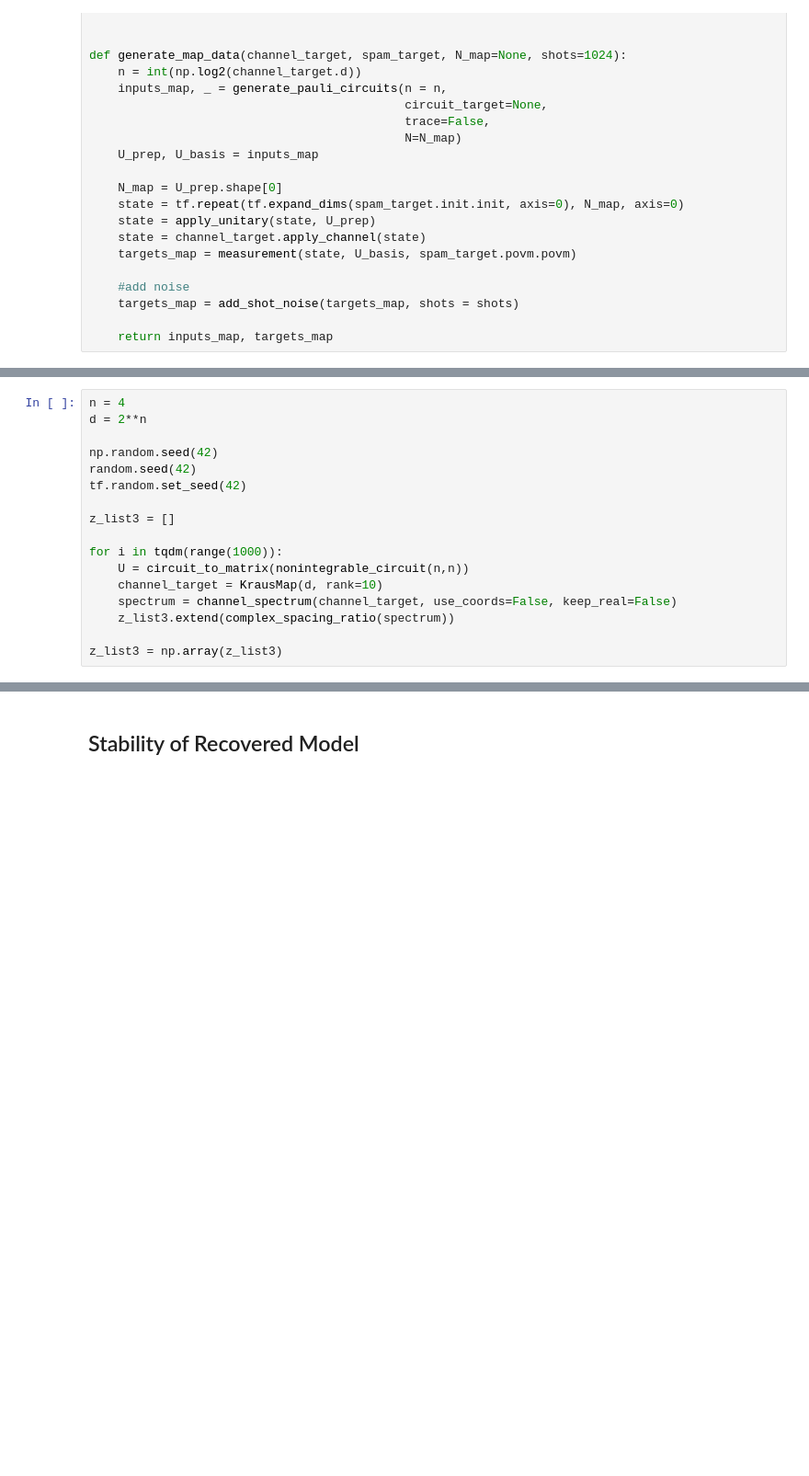
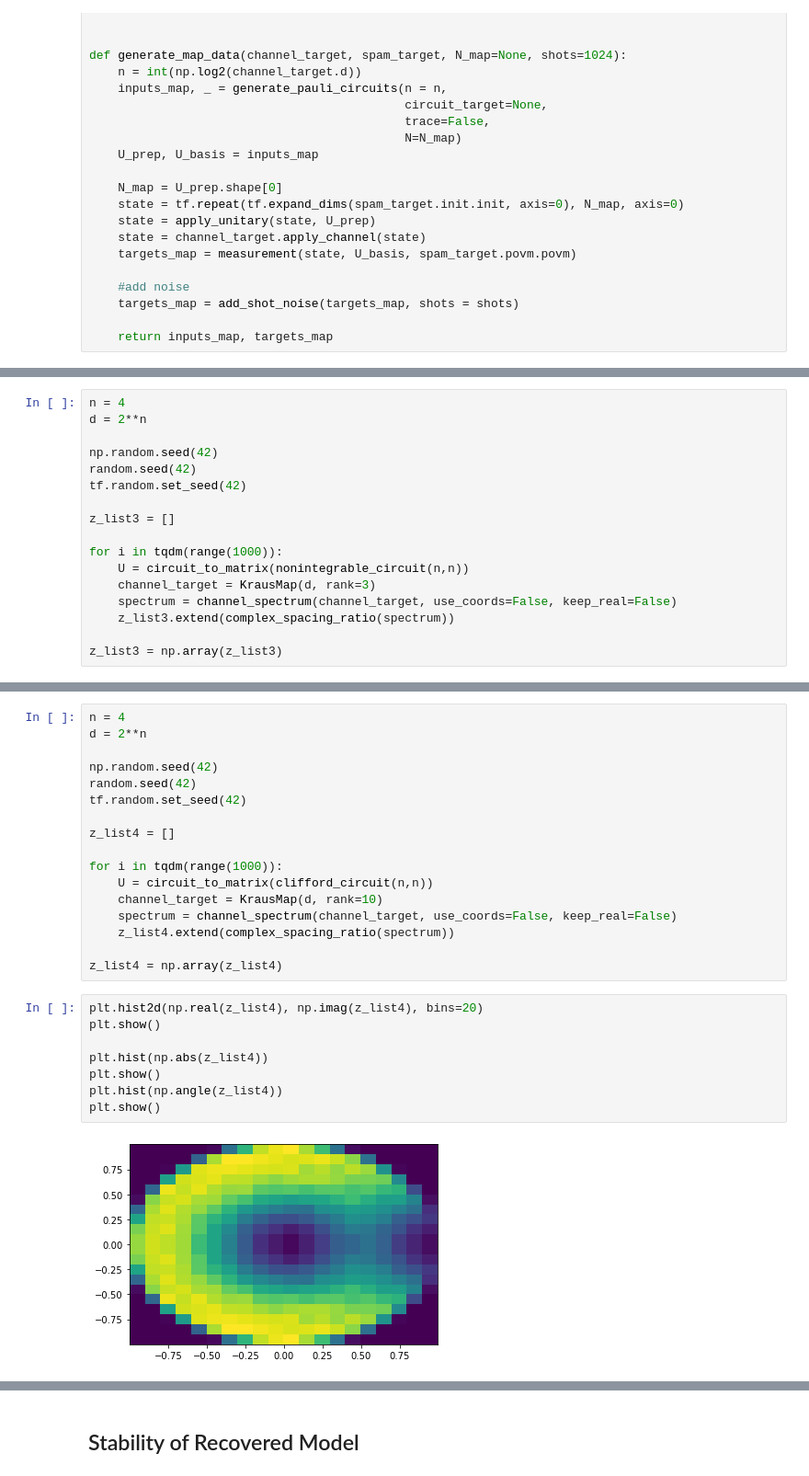
Before and after one commit to KristianWold/experimental-quantum-spectrum, a Jupyter notebook: notebooks/experiments/Complex Spacing Ratio.ipynb, the cells around one changed output, grey strips where cells are left out. Shown at 92% size. Cells and saved outputs as stored; diff of their text form; blank space fills up the shorter version.

```diff
--- a/notebooks/experiments/Complex Spacing Ratio.ipynb
+++ b/notebooks/experiments/Complex Spacing Ratio.ipynb
@@ -147,7 +147,7 @@ z_list3 = []
 
 for i in tqdm(range(1000)):
     U = circuit_to_matrix(nonintegrable_circuit(n,n))
-    channel_target = KrausMap(d, rank=10)
+    channel_target = KrausMap(d, rank=3)
     spectrum = channel_spectrum(channel_target, use_coords=False, keep_real=False)
     z_list3.extend(complex_spacing_ratio(spectrum))
 
@@ -193,0 +223,27 @@ plt.legend(["Unit circle", "Non-integrable", "Integrable"])
+# %%
+n = 4
+d = 2**n
+
+np.random.seed(42)
+random.seed(42)
+tf.random.set_seed(42)
+
+z_list4 = []
+
+for i in tqdm(range(1000)):
+    U = circuit_to_matrix(clifford_circuit(n,n))
+    channel_target = KrausMap(d, rank=10)
+    spectrum = channel_spectrum(channel_target, use_coords=False, keep_real=False)
+    z_list4.extend(complex_spacing_ratio(spectrum))
+
+z_list4 = np.array(z_list4)
+# %%
+plt.hist2d(np.real(z_list4), np.imag(z_list4), bins=20)
+plt.show()
+
+plt.hist(np.abs(z_list4))
+plt.show()
+plt.hist(np.angle(z_list4))
+plt.show()
+# %% [output]
+[figure, added]
```
Also changed, not shown: parts of 7 cells of this notebook, 9 other files.
